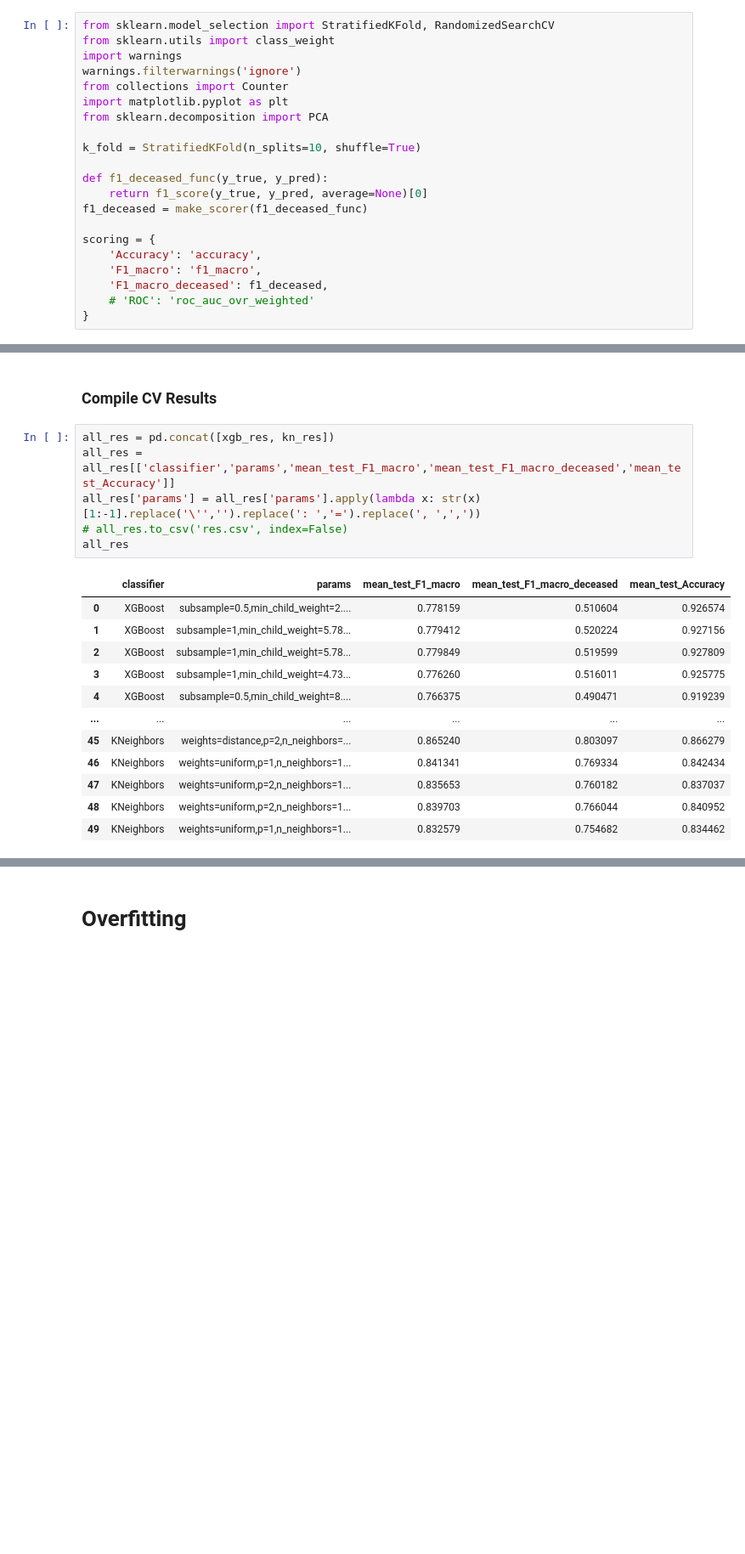
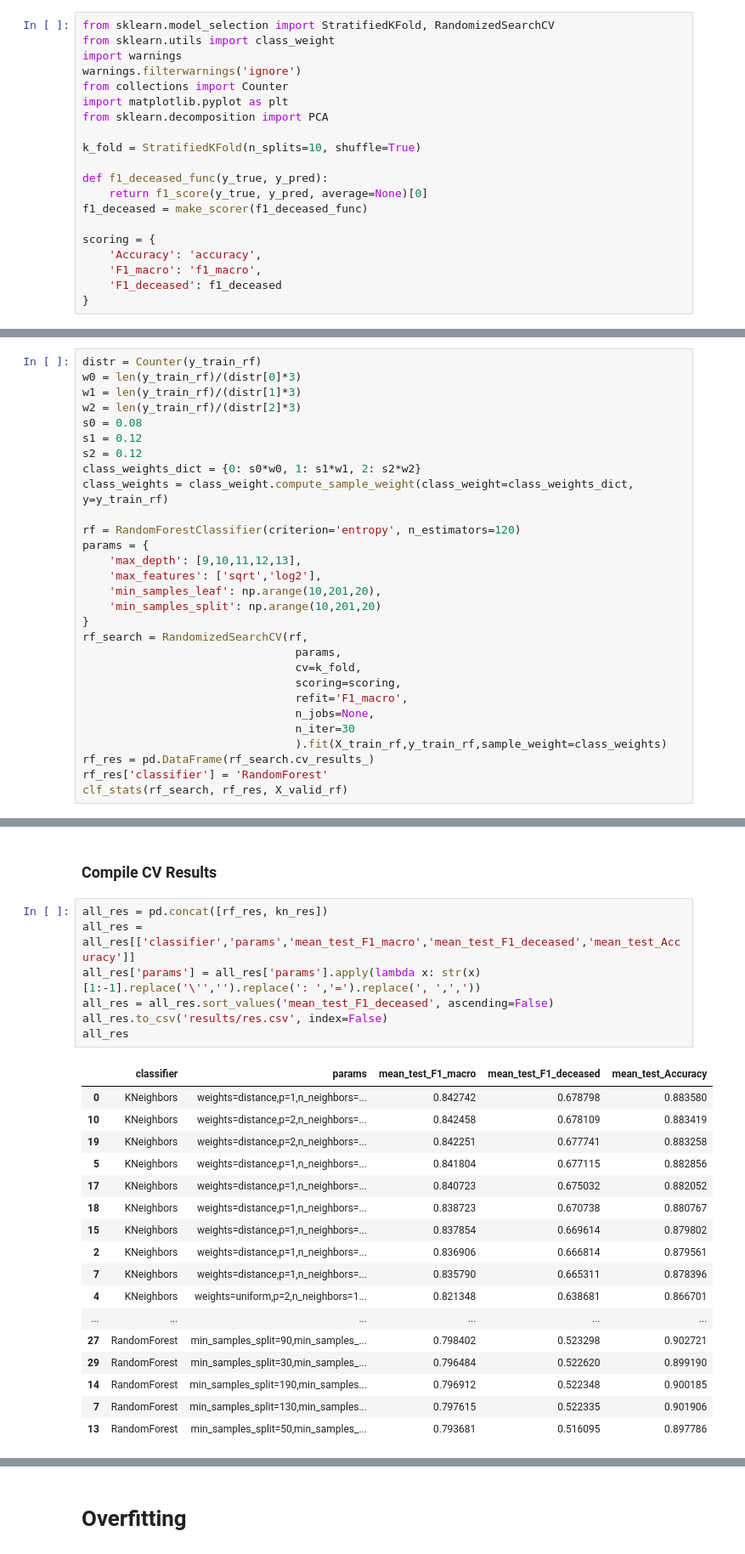
Before and after one commit to efeerhan/cmpt459-courseproject, a Jupyter notebook: project.ipynb, the cells around one changed output, grey strips where cells are left out. Shown at 85% size. Cells and saved outputs as stored; diff of their text form; blank space fills up the shorter version.

```diff
--- a/project.ipynb
+++ b/project.ipynb
@@ -132,8 +168,7 @@ f1_deceased = make_scorer(f1_deceased_func)
 scoring = {
     'Accuracy': 'accuracy',
     'F1_macro': 'f1_macro',
-    'F1_macro_deceased': f1_deceased,
-    # 'ROC': 'roc_auc_ovr_weighted'
+    'F1_deceased': f1_deceased
 }
 # %% [markdown]
 ### Scaling and Oversampling
@@ -329,0 +339,29 @@ number of errors involving 0: 200/226
+# %%
+distr = Counter(y_train_rf)
+w0 = len(y_train_rf)/(distr[0]*3)
+w1 = len(y_train_rf)/(distr[1]*3)
+w2 = len(y_train_rf)/(distr[2]*3)
+s0 = 0.08
+s1 = 0.12
+s2 = 0.12
+class_weights_dict = {0: s0*w0, 1: s1*w1, 2: s2*w2}
+class_weights = class_weight.compute_sample_weight(class_weight=class_weights_dict, y=y_train_rf)
+
+rf = RandomForestClassifier(criterion='entropy', n_estimators=120)
+params = {
+    'max_depth': [9,10,11,12,13],
+    'max_features': ['sqrt','log2'],
+    'min_samples_leaf': np.arange(10,201,20),
+    'min_samples_split': np.arange(10,201,20)
+}
+rf_search = RandomizedSearchCV(rf,
+                                params,
+                                cv=k_fold,
+                                scoring=scoring,
+                                refit='F1_macro',
+                                n_jobs=None,
+                                n_iter=30
+                                ).fit(X_train_rf,y_train_rf,sample_weight=class_weights)
+rf_res = pd.DataFrame(rf_search.cv_results_)
+rf_res['classifier'] = 'RandomForest'
+clf_stats(rf_search, rf_res, X_valid_rf)
@@ -330,21 +385,27 @@ number of errors involving 0: 200/226
 # %% [markdown]
 ### Compile CV Results
 # %%
-all_res = pd.concat([xgb_res, kn_res])
-all_res = all_res[['classifier','params','mean_test_F1_macro','mean_test_F1_macro_deceased','mean_test_Accuracy']]
+all_res = pd.concat([rf_res, kn_res])
+all_res = all_res[['classifier','params','mean_test_F1_macro','mean_test_F1_deceased','mean_test_Accuracy']]
 all_res['params'] = all_res['params'].apply(lambda x: str(x)[1:-1].replace('\'','').replace(': ','=').replace(', ',','))
-# all_res.to_csv('res.csv', index=False)
+all_res = all_res.sort_values('mean_test_F1_deceased', ascending=False)
+all_res.to_csv('results/res.csv', index=False)
 all_res
 # %% [output]
-|  | classifier | params | mean_test_F1_macro | mean_test_F1_macro_deceased | mean_test_Accuracy |
-| 0 | XGBoost | subsample=0.5,min_child_weight=2.... | 0.778159 | 0.510604 | 0.926574 |
-| 1 | XGBoost | subsample=1,min_child_weight=5.78... | 0.779412 | 0.520224 | 0.927156 |
-| 2 | XGBoost | subsample=1,min_child_weight=5.78... | 0.779849 | 0.519599 | 0.927809 |
-| 3 | XGBoost | subsample=1,min_child_weight=4.73... | 0.776260 | 0.516011 | 0.925775 |
-| 4 | XGBoost | subsample=0.5,min_child_weight=8.... | 0.766375 | 0.490471 | 0.919239 |
+|  | classifier | params | mean_test_F1_macro | mean_test_F1_deceased | mean_test_Accuracy |
+| 0 | KNeighbors | weights=distance,p=1,n_neighbors=... | 0.842742 | 0.678798 | 0.883580 |
+| 10 | KNeighbors | weights=distance,p=2,n_neighbors=... | 0.842458 | 0.678109 | 0.883419 |
+| 19 | KNeighbors | weights=distance,p=2,n_neighbors=... | 0.842251 | 0.677741 | 0.883258 |
+| 5 | KNeighbors | weights=distance,p=1,n_neighbors=... | 0.841804 | 0.677115 | 0.882856 |
+| 17 | KNeighbors | weights=distance,p=1,n_neighbors=... | 0.840723 | 0.675032 | 0.882052 |
+| 18 | KNeighbors | weights=distance,p=1,n_neighbors=... | 0.838723 | 0.670738 | 0.880767 |
+| 15 | KNeighbors | weights=distance,p=1,n_neighbors=... | 0.837854 | 0.669614 | 0.879802 |
+| 2 | KNeighbors | weights=distance,p=1,n_neighbors=... | 0.836906 | 0.666814 | 0.879561 |
+| 7 | KNeighbors | weights=distance,p=1,n_neighbors=... | 0.835790 | 0.665311 | 0.878396 |
+| 4 | KNeighbors | weights=uniform,p=2,n_neighbors=1... | 0.821348 | 0.638681 | 0.866701 |
 | ... | ... | ... | ... | ... | ... |
-| 45 | KNeighbors | weights=distance,p=2,n_neighbors=... | 0.865240 | 0.803097 | 0.866279 |
-| 46 | KNeighbors | weights=uniform,p=1,n_neighbors=1... | 0.841341 | 0.769334 | 0.842434 |
-| 47 | KNeighbors | weights=uniform,p=2,n_neighbors=1... | 0.835653 | 0.760182 | 0.837037 |
-| 48 | KNeighbors | weights=uniform,p=2,n_neighbors=1... | 0.839703 | 0.766044 | 0.840952 |
-| 49 | KNeighbors | weights=uniform,p=1,n_neighbors=1... | 0.832579 | 0.754682 | 0.834462 |
+| 27 | RandomForest | min_samples_split=90,min_samples_... | 0.798402 | 0.523298 | 0.902721 |
+| 29 | RandomForest | min_samples_split=30,min_samples_... | 0.796484 | 0.522620 | 0.899190 |
+| 14 | RandomForest | min_samples_split=190,min_samples... | 0.796912 | 0.522348 | 0.900185 |
+| 7 | RandomForest | min_samples_split=130,min_samples... | 0.797615 | 0.522335 | 0.901906 |
+| 13 | RandomForest | min_samples_split=50,min_samples_... | 0.793681 | 0.516095 | 0.897786 |
```
Also changed, not shown: parts of 30 cells of this notebook, 2 other files.
